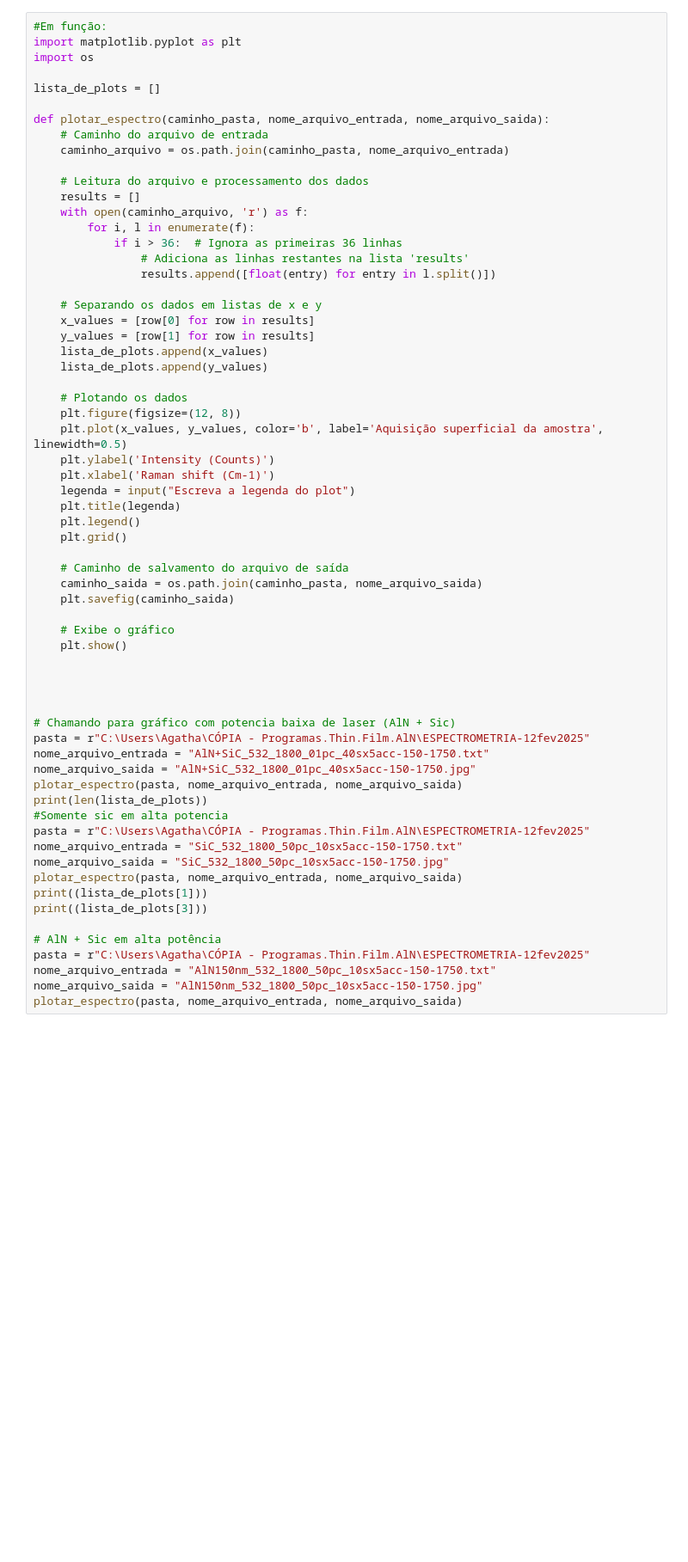
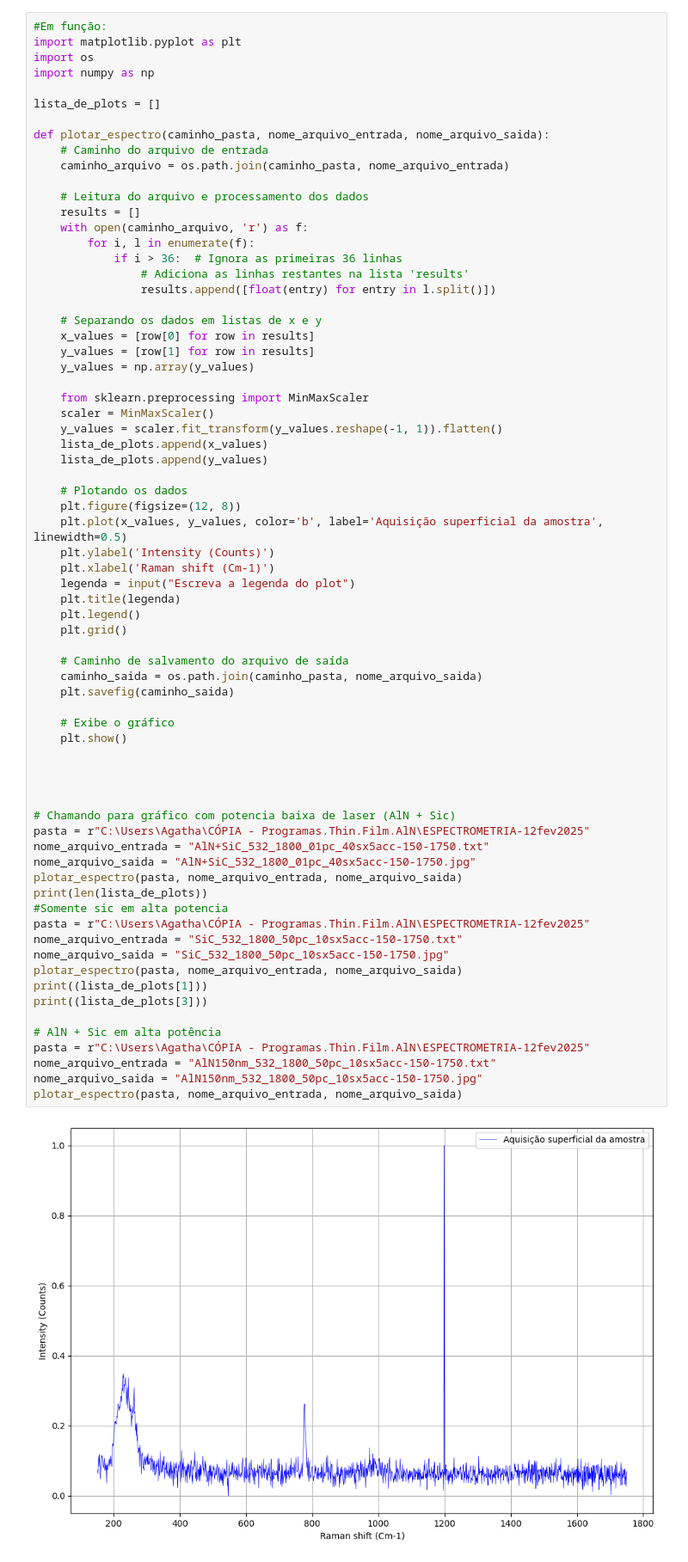
Before and after one commit to asdutra/Thin-film-AlN, a Jupyter notebook: Gráficos.da.EPXRaman.06.02.25.ipynb, the cells around one changed output. Shown: that part at 86% size. Saved outputs shown, nothing was run; the diff lists cells and outputs as text; blank space fills up the shorter version.

```diff
--- a/Gráficos.da.EPXRaman.06.02.25.ipynb
+++ b/Gráficos.da.EPXRaman.06.02.25.ipynb
@@ -34,6 +36,7 @@ plt.savefig("SiC_532_1800_01pc_40sx5acc-150-1750.jpg")
 #Em função:
 import matplotlib.pyplot as plt
 import os
+import numpy as np
 
 lista_de_plots = []
 
@@ -52,6 +55,11 @@ def plotar_espectro(caminho_pasta, nome_arquivo_entrada, nome_arquivo_saida):
     # Separando os dados em listas de x e y
     x_values = [row[0] for row in results]
     y_values = [row[1] for row in results]
+    y_values = np.array(y_values)
+
+    from sklearn.preprocessing import MinMaxScaler
+    scaler = MinMaxScaler()
+    y_values = scaler.fit_transform(y_values.reshape(-1, 1)).flatten()
     lista_de_plots.append(x_values)
     lista_de_plots.append(y_values)
 
@@ -67,30 +75,32 @@ def plotar_espectro(caminho_pasta, nome_arquivo_entrada, nome_arquivo_saida):
 
     # Caminho de salvamento do arquivo de saída
     caminho_saida = os.path.join(caminho_pasta, nome_arquivo_saida)
     plt.savefig(caminho_saida)
 
     # Exibe o gráfico
     plt.show()
 
 
 
 
 # Chamando para gráfico com potencia baixa de laser (AlN + Sic)
 pasta = r"C:\Users\Agatha\CÓPIA - Programas.Thin.Film.AlN\ESPECTROMETRIA-12fev2025"
 nome_arquivo_entrada = "AlN+SiC_532_1800_01pc_40sx5acc-150-1750.txt"
 nome_arquivo_saida = "AlN+SiC_532_1800_01pc_40sx5acc-150-1750.jpg"
 plotar_espectro(pasta, nome_arquivo_entrada, nome_arquivo_saida)
 print(len(lista_de_plots))
 #Somente sic em alta potencia
 pasta = r"C:\Users\Agatha\CÓPIA - Programas.Thin.Film.AlN\ESPECTROMETRIA-12fev2025"
 nome_arquivo_entrada = "SiC_532_1800_50pc_10sx5acc-150-1750.txt"
 nome_arquivo_saida = "SiC_532_1800_50pc_10sx5acc-150-1750.jpg"
 plotar_espectro(pasta, nome_arquivo_entrada, nome_arquivo_saida)
 print((lista_de_plots[1]))
 print((lista_de_plots[3]))
 
 # AlN + Sic em alta potência
 pasta = r"C:\Users\Agatha\CÓPIA - Programas.Thin.Film.AlN\ESPECTROMETRIA-12fev2025"
 nome_arquivo_entrada = "AlN150nm_532_1800_50pc_10sx5acc-150-1750.txt"
 nome_arquivo_saida = "AlN150nm_532_1800_50pc_10sx5acc-150-1750.jpg"
 plotar_espectro(pasta, nome_arquivo_entrada, nome_arquivo_saida)
+# %% [output]
+[figure, added]
```
Also changed, not shown: parts of 3 cells of this notebook, 2 other files.
